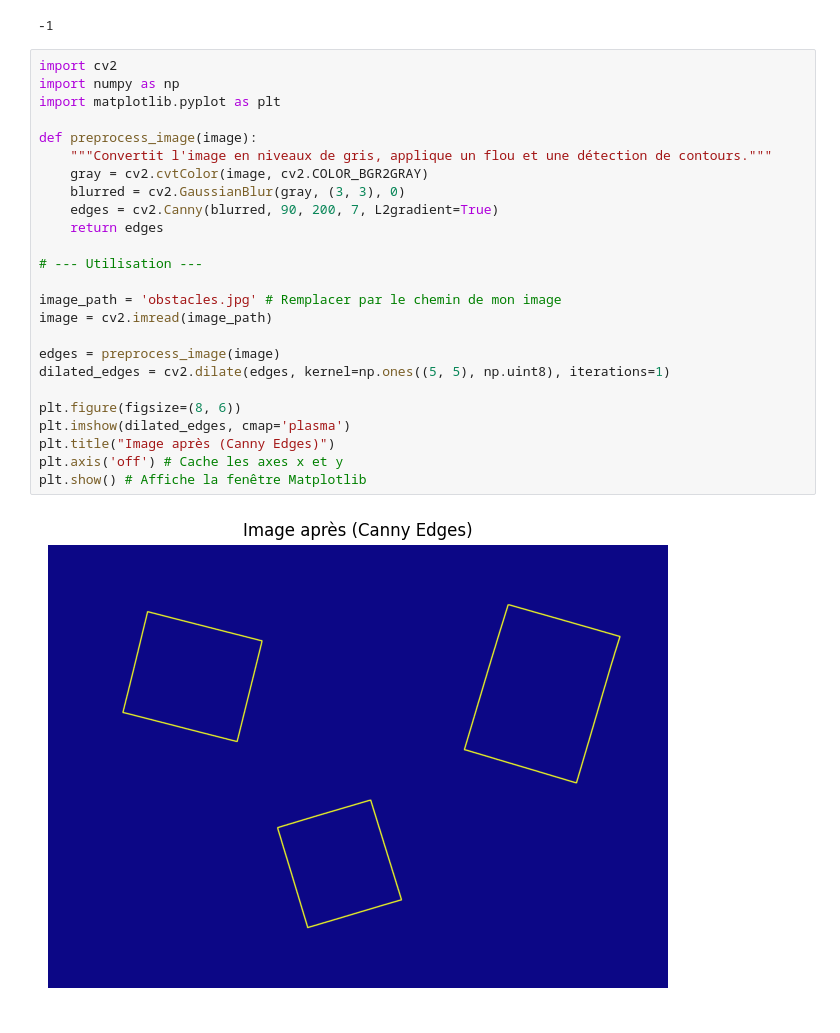
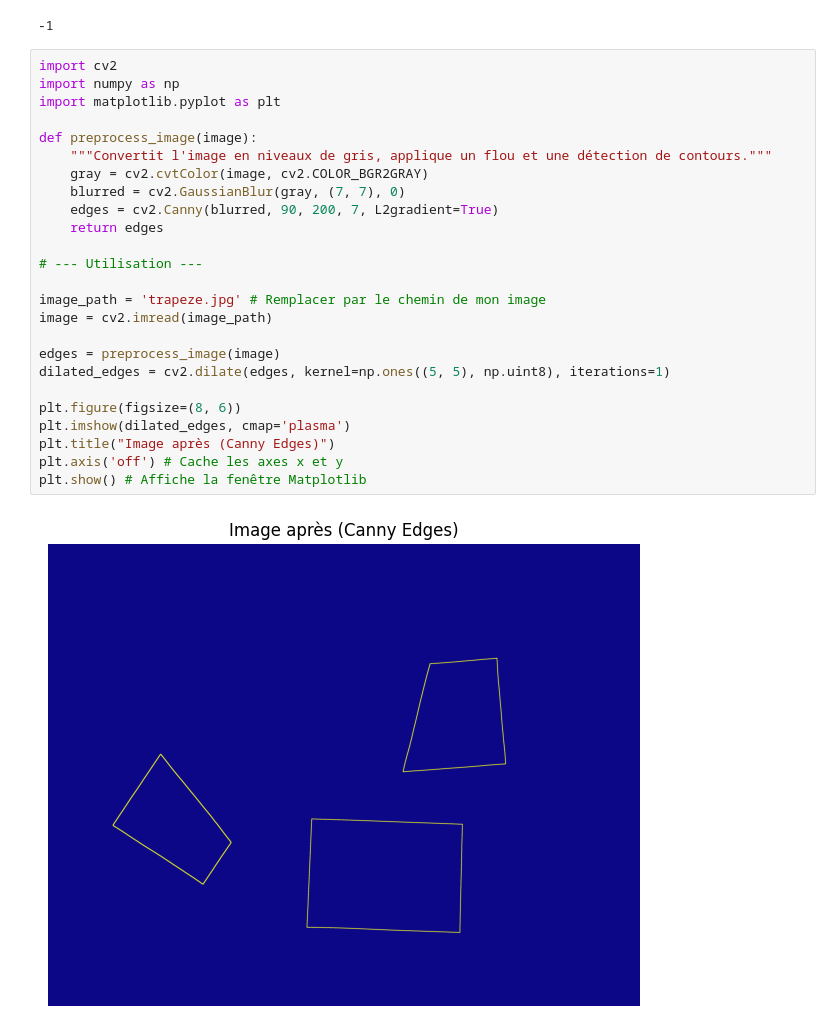
Before and after one commit to kahiar/project-BOMR-T37, a Jupyter notebook: calibration.ipynb, the cells around one changed output. Saved outputs shown, nothing was run; the diff lists cells and outputs as text.

```diff
--- a/calibration.ipynb
+++ b/calibration.ipynb
@@ -100,28 +100,28 @@ cv2.waitKey(100)
 # %%
 import cv2
 import numpy as np
 import matplotlib.pyplot as plt
 
 def preprocess_image(image):
     """Convertit l'image en niveaux de gris, applique un flou et une détection de contours."""
     gray = cv2.cvtColor(image, cv2.COLOR_BGR2GRAY)
-    blurred = cv2.GaussianBlur(gray, (3, 3), 0)
+    blurred = cv2.GaussianBlur(gray, (7, 7), 0)
     edges = cv2.Canny(blurred, 90, 200, 7, L2gradient=True)
     return edges
 
 # --- Utilisation ---
 
-image_path = 'obstacles.jpg' # Remplacer par le chemin de mon image
+image_path = 'trapeze.jpg' # Remplacer par le chemin de mon image
 image = cv2.imread(image_path)
 
 edges = preprocess_image(image)
 dilated_edges = cv2.dilate(edges, kernel=np.ones((5, 5), np.uint8), iterations=1)
 
 plt.figure(figsize=(8, 6))
 plt.imshow(dilated_edges, cmap='plasma')
 plt.title("Image après (Canny Edges)")
 plt.axis('off') # Cache les axes x et y
 plt.show() # Affiche la fenêtre Matplotlib
 # %% [output]
-[figure, old version]
+[figure, new version]
 # %%
```
Also changed, not shown: parts of 2 cells of this notebook, 2 other files.
